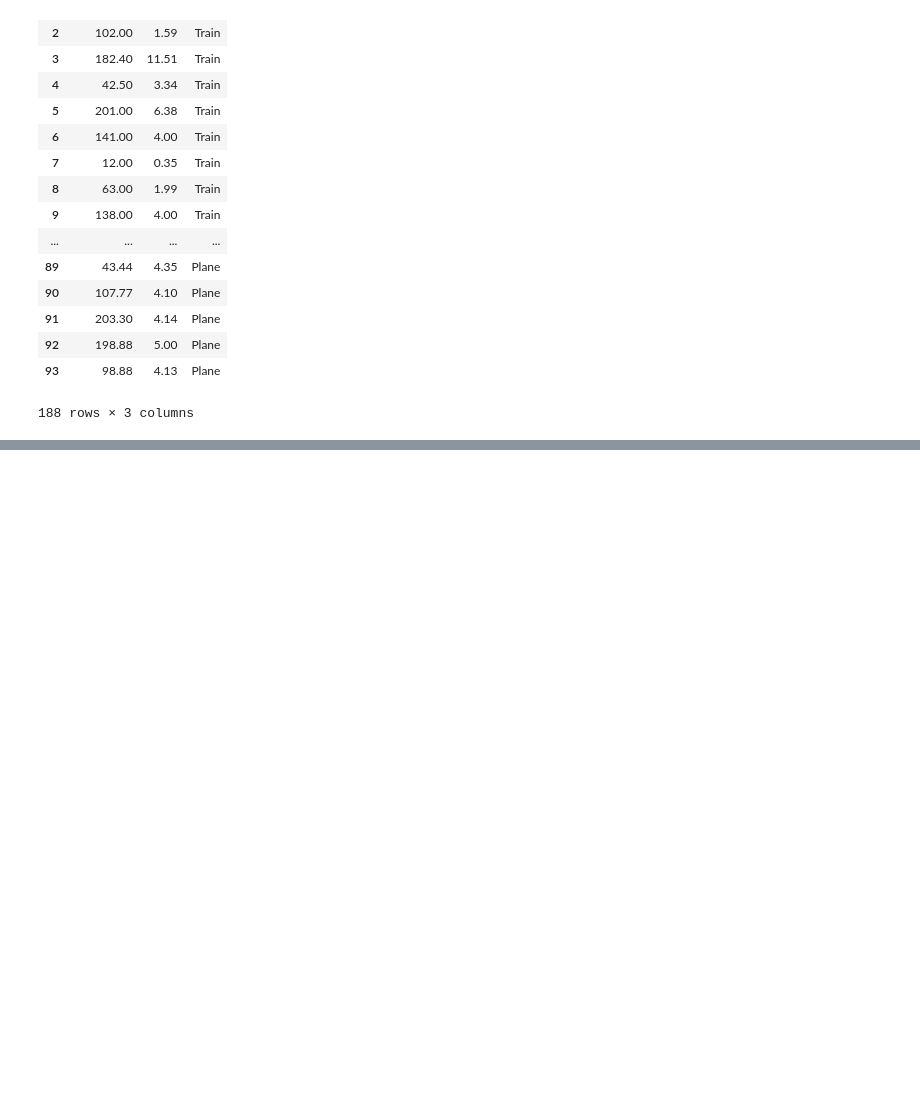
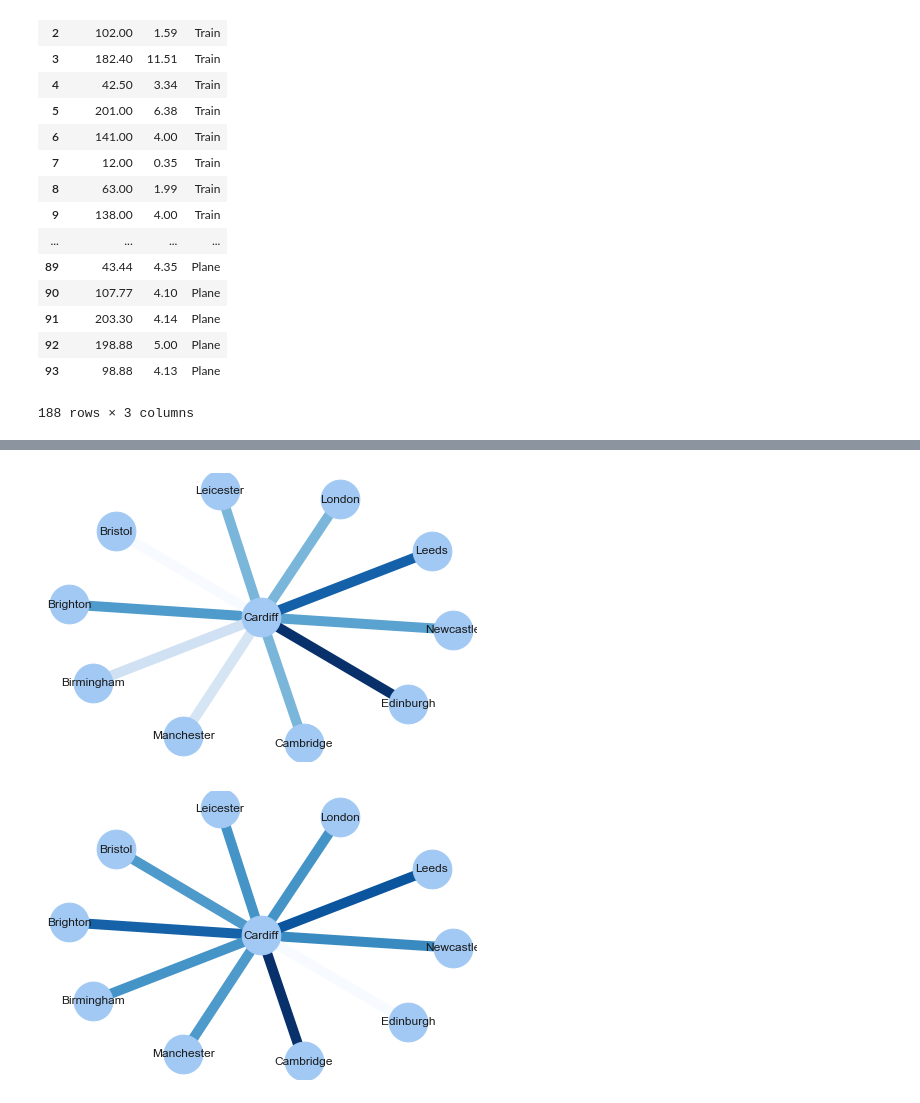
Before and after one commit to mhaiskarshridhar/Efficient-Transportation, a Jupyter notebook: Plane vs Train UK.ipynb, the cells around one changed output, grey strips where cells are left out. Drawn from its saved outputs; the diff is of its cells as text; code cells hidden in the pictures; blank space fills up the shorter version.

Commit message:
Network graph

```diff
--- a/Plane vs Train UK.ipynb
+++ b/Plane vs Train UK.ipynb
@@ -242,3 +241,6 @@ fig = px.scatter(df_scatter_plot, x="Ticket Cost", y="Time", color="type", margi
 fig.show()
 # %% [output]
 [interactive output not drawn]
+# %%
+df_network_graph = df.loc[df['Source_City'] == 'Cardiff']
+df_network_graph
@@ -244,0 +259,20 @@ fig.show()
+# %%
+# libraries
+import pandas as pd
+import numpy as np
+import networkx as nx
+import matplotlib.pyplot as plt
+
+# # Build your graph
+G=nx.from_pandas_edgelist(df_network_graph, 'Source_City','Destination_City')
+# %%
+plt.figure(1)
+nx.draw(G, pos,with_labels=True, node_color='b', node_size=1500, edge_color=df_network_graph['Plane Tickets'], width=10.0, edge_cmap=plt.cm.Blues)
+plt.figure(2)
+
+nx.draw(G, pos,with_labels=True, node_color='b', node_size=1500, edge_color=df_network_graph['Plane Time'], width=10.0, edge_cmap=plt.cm.Blues)
+
+plt.show()
+# %% [output]
+[figure, added]
+[figure, added]
```
Also changed, not shown: parts of 4 cells of this notebook.
